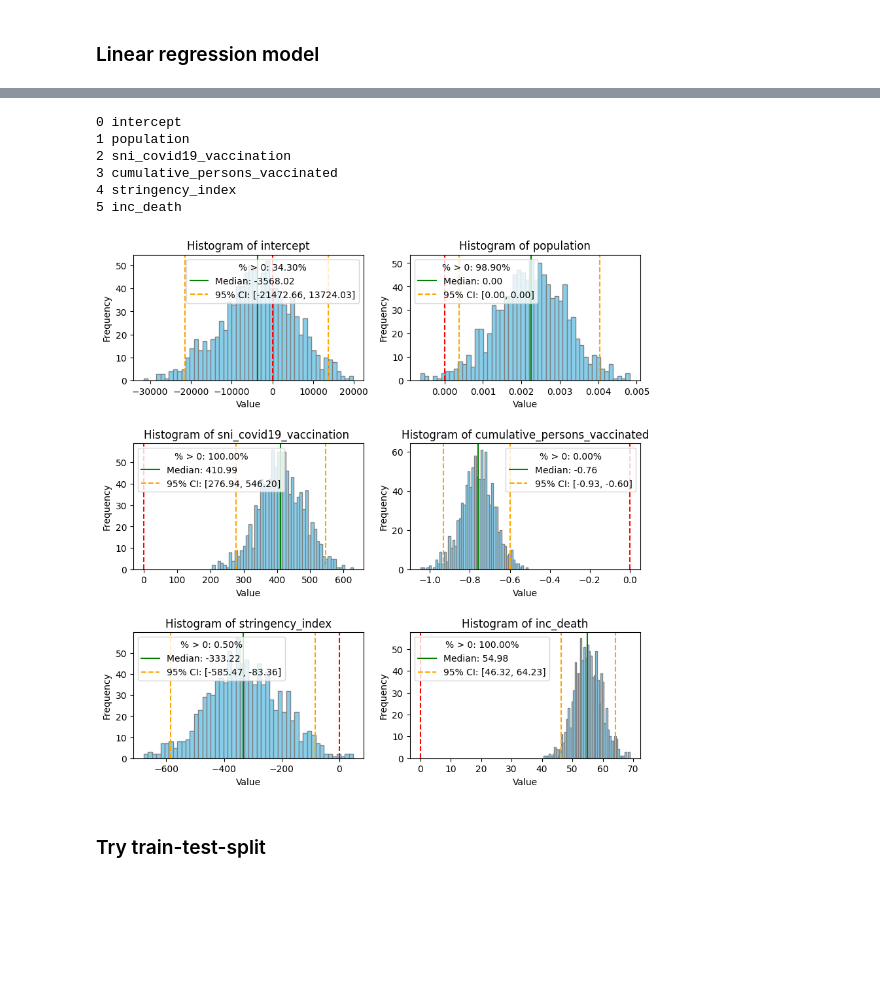
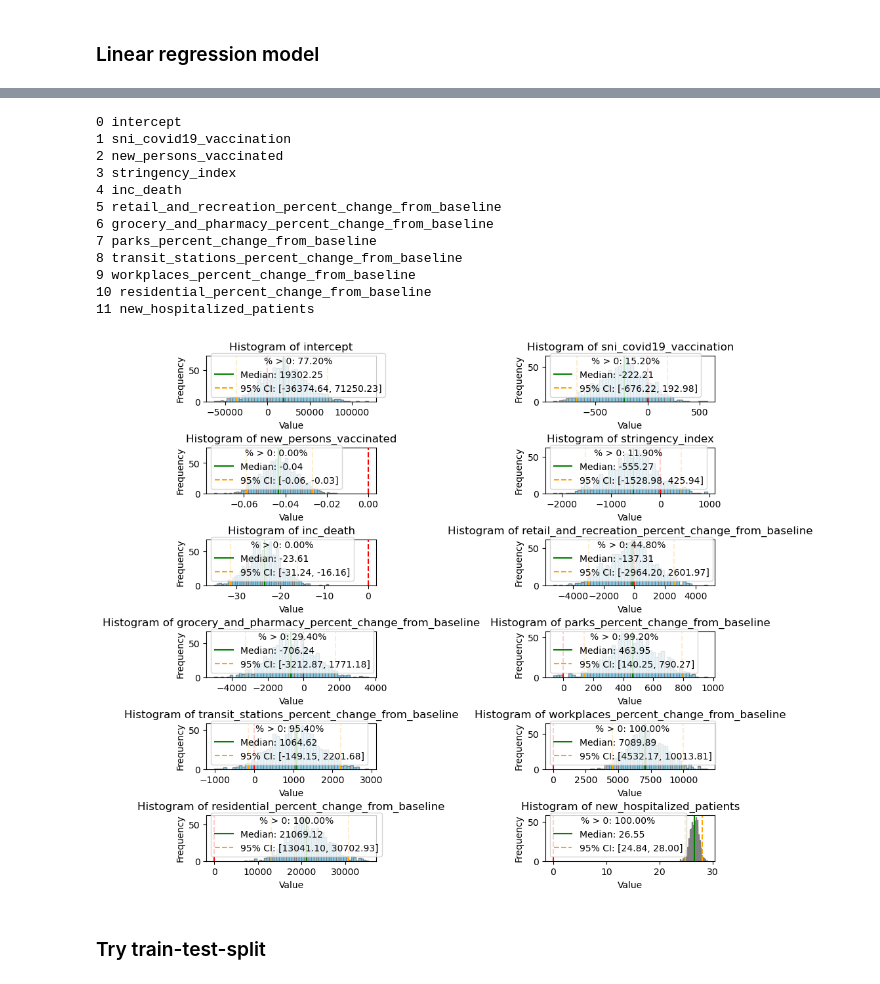
Before and after one commit to eunjeongc/covcast, a Jupyter notebook: Linear Regression.ipynb, the cells around one changed output, grey strips where cells are left out. Drawn from its saved outputs; the diff is of its cells as text; code cells hidden in the pictures; blank space fills up the shorter version.

```diff
--- a/Linear Regression.ipynb
+++ b/Linear Regression.ipynb
@@ -452,0 +512,3 @@ display(government_df)
+# %%
+hospitalisation_df = pd.read_csv('hospitalizations.csv')
+display(hospitalisation_df.head())
@@ -452,0 +522,17 @@ display(government_df)
+# %%
+# Take rows with the states within the US
+hospitalisation_df = hospitalisation_df[1711321:]
+hospitalisation_df['location_key'] = hospitalisation_df['location_key'].map(state_mapping)
+
+# Take the month of the date column
+hospitalisation_df['date'] = pd.to_datetime(hospitalisation_df['date'])
+hospitalisation_df['date'] = hospitalisation_df['date'].dt.to_period('M')
+
+# Take data from 2021-01 to 2022-05
+date_mask = (hospitalisation_df['date'] >= start_date) & (hospitalisation_df['date'] <= end_date)
+hospitalisation_df = hospitalisation_df[date_mask]
+
+# Group by 'location_key' and 'date' and calculate the sum of new hospitalized patients per month
+hospitalisation_df = hospitalisation_df.groupby(['location_key', 'date']).agg({'new_hospitalized_patients': 'sum'}).reset_index()
+
+display(hospitalisation_df.head())
@@ -465,9 +574,9 @@ merged_df = pd.merge(cases_per_state, vaccination_search_df, on=['location_key',
 
 # Merge the resulting dataframe with vaccination_df on the 'location_key' and 'date' column
 merged_df = pd.merge(merged_df, vaccination_df, on=['location_key', 'date'])
-merged_df_final = pd.merge(merged_df, government_df, on=['location_key', 'date'])
-
-# merged_df_final.dropna(inplace=True)
+merged_df = pd.merge(merged_df, government_df, on=['location_key', 'date'])
+merged_df = pd.merge(merged_df, mobility_df, on=['location_key', 'date'])
+merged_df_final = pd.merge(merged_df, hospitalisation_df, on=['location_key', 'date'])
 
 # Display the resulting DataFrame
 display(merged_df_final)
@@ -504,7 +604,11 @@ state_dummies = pd.get_dummies(merged_df_final['location_key'], prefix ='state',
 merged_df_final = pd.concat([merged_df_final, state_dummies], axis=1)
 
 # Define your design matrix and your target variable
-X = merged_df_final[['population', 'sni_covid19_vaccination','new_persons_vaccinated', 'stringency_index', 'inc_death'] + state_dummies.columns.tolist()].astype(float)
+X = merged_df_final[['sni_covid19_vaccination','new_persons_vaccinated', 'stringency_index', 'inc_death',
+                     'retail_and_recreation_percent_change_from_baseline', 'grocery_and_pharmacy_percent_change_from_baseline',
+                     'parks_percent_change_from_baseline', 'transit_stations_percent_change_from_baseline',
+                     'workplaces_percent_change_from_baseline', 'residential_percent_change_from_baseline',
+                     'new_hospitalized_patients'] + state_dummies.columns.tolist()].astype(float)
 y = merged_df_final['inc_case']
 
 # Add a constant to the features to account for the intercept in the model
@@ -538,42 +642,52 @@ import numpy as np
 # Simulate values from empirical posterior distribution of model coefficients
 n = 1000
 coeff_samples = np.random.multivariate_normal(model.params, model.cov_params(), n)
 
 #plot the histogram for each coefficient simulation
-parameter_names = ['intercept', 'population', 'sni_covid19_vaccination ', 'cumulative_persons_vaccinated', 'stringency_index', 'inc_death']
+parameter_names = ['intercept', 'sni_covid19_vaccination','new_persons_vaccinated', 'stringency_index', 'inc_death',
+                     'retail_and_recreation_percent_change_from_baseline', 'grocery_and_pharmacy_percent_change_from_baseline',
+                     'parks_percent_change_from_baseline', 'transit_stations_percent_change_from_baseline',
+                     'workplaces_percent_change_from_baseline', 'residential_percent_change_from_baseline',
+                     'new_hospitalized_patients']
 n_params = len(parameter_names)
 
-fig, axs = plt.subplots(3, 2, figsize=(10, 10))
+fig, axs = plt.subplots(6, 2, figsize=(10, 10))
 axes_flat = axs.flatten()
 
 for i, name in enumerate(parameter_names):
     print(i, name)
     mean_val = np.mean(coeff_samples[:, i])
     median_val = np.median(coeff_samples[:, i])
     confidence_interval = np.percentile(coeff_samples[:, i], [2.5, 97.5])
     percent_positive = np.mean(coeff_samples[:, i] > 0) * 100  # Percentage of simulations > 0
 
     ax = axes_flat[i]
     ax.hist(coeff_samples[:, i], bins=50, color='skyblue', edgecolor='gray')
     ax.axvline(x=median_val, color='green', linestyle='-', label=f'Median: {median_val:.2f}')
     ax.axvline(x=confidence_interval[0], color='orange', linestyle='--', label=f'95% CI: [{confidence_interval[0]:.2f}, {confidence_interval[1]:.2f}]')
     ax.axvline(x=confidence_interval[1], color='orange', linestyle='--')
     ax.axvline(x=0, color='red', linestyle='--')
     ax.set_title(f'Histogram of {name}')
     ax.set_xlabel('Value')
     ax.set_ylabel('Frequency')
     ax.legend(title=f'% > 0: {percent_positive:.2f}%')
 
-plt.subplots_adjust(hspace=0.5)
+plt.subplots_adjust(hspace=1, wspace=1)
 plt.show()
 # %% [output]
 0 intercept
-1 population
-2 sni_covid19_vaccination
-3 cumulative_persons_vaccinated
-4 stringency_index
-5 inc_death
+1 sni_covid19_vaccination
+2 new_persons_vaccinated
+3 stringency_index
+4 inc_death
+5 retail_and_recreation_percent_change_from_baseline
+6 grocery_and_pharmacy_percent_change_from_baseline
+7 parks_percent_change_from_baseline
+8 transit_stations_percent_change_from_baseline
+9 workplaces_percent_change_from_baseline
+10 residential_percent_change_from_baseline
+11 new_hospitalized_patients
-[figure, old version]
+[figure, new version]
 # %% [markdown]
 ### Try train-test-split
 # %%
```
Also changed, not shown: parts of 29 cells of this notebook.
